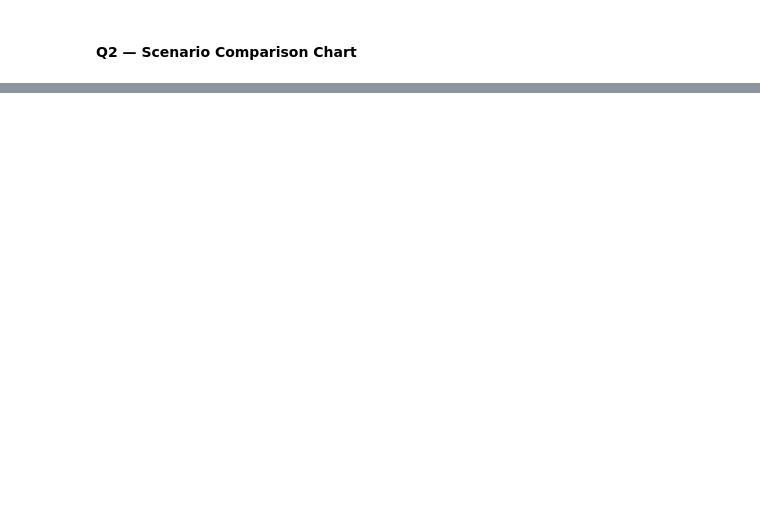
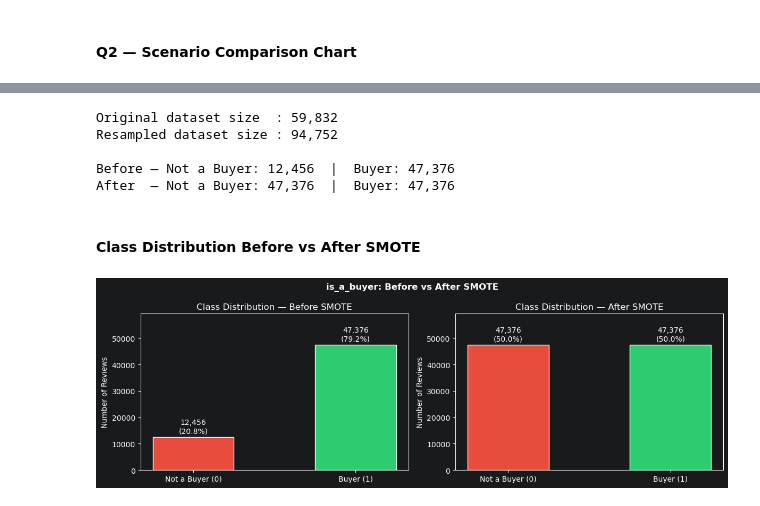
Before and after one commit to namnguyen20999/NLP-Web-based-Data-Application, a Jupyter notebook: notebooks/task2_3.ipynb, the cells around one changed output, grey strips where cells are left out. Drawn from its saved outputs; the diff is of its cells as text; code cells hidden in the pictures; blank space fills up the shorter version.

Commit message:
draft PR for task 3 with SMOTE & macro for evaluation

```diff
--- a/notebooks/task2_3.ipynb
+++ b/notebooks/task2_3.ipynb
@@ -839,0 +1098,50 @@ plt.show()
+# %%
+_y_original     = df_count["is_a_buyer"].to_numpy()
+_counts_before  = pd.Series(_y_original).value_counts().sort_index()
+
+# Fit SMOTE on BoW once — only to illustrate the balanced label distribution.
+# In the classification experiments below, SMOTE is applied *inside* each CV
+# training fold via ImbPipeline so validation labels are never seen by the resampler.
+_, _y_smote_demo  = SMOTE(random_state=RANDOM_STATE).fit_resample(X_count, _y_original)
+_counts_after = pd.Series(_y_smote_demo).value_counts().sort_index()
+
+print(f"Original dataset size  : {len(_y_original):,}")
+print(f"Resampled dataset size : {len(_y_smote_demo):,}")
+print(f"\nBefore — Not a Buyer: {_counts_before[0]:,}  |  Buyer: {_counts_before[1]:,}")
+print(f"After  — Not a Buyer: {_counts_after[0]:,}  |  Buyer: {_counts_after[1]:,}")
+# %% [output]
+Original dataset size  : 59,832
+Resampled dataset size : 94,752
+
+Before — Not a Buyer: 12,456  |  Buyer: 47,376
+After  — Not a Buyer: 47,376  |  Buyer: 47,376
+# %% [markdown]
+#### Class Distribution Before vs After SMOTE
+# %%
+_cls_labels = ["Not a Buyer (0)", "Buyer (1)"]
+_cls_colors = ["#e74c3c", "#2ecc71"]
+
+fig, axes = plt.subplots(1, 2, figsize=(12, 4))
+
+for _ax, _counts, _title in [
+    (axes[0], _counts_before, "Before SMOTE"),
+    (axes[1], _counts_after,  "After SMOTE"),
+]:
+    _bars = _ax.bar(_cls_labels, _counts.values, color=_cls_colors,
+                    edgecolor="white", width=0.5)
+    for _bar, _cnt in zip(_bars, _counts.values):
+        _ax.text(
+            _bar.get_x() + _bar.get_width() / 2,
+            _bar.get_height() + _counts.max() * 0.02,
+            f"{_cnt:,}\n({_cnt / _counts.sum():.1%})",
+            ha="center", va="bottom", fontsize=10,
+        )
+    _ax.set_ylabel("Number of Reviews")
+    _ax.set_title(f"Class Distribution — {_title}")
+    _ax.set_ylim(0, _counts.max() * 1.25)
+
+plt.suptitle("is_a_buyer: Before vs After SMOTE", fontsize=12, fontweight="bold")
+plt.tight_layout()
+plt.show()
+# %% [output]
+[figure, added]
```
Also changed, not shown: parts of 43 cells of this notebook, 1 other file.
